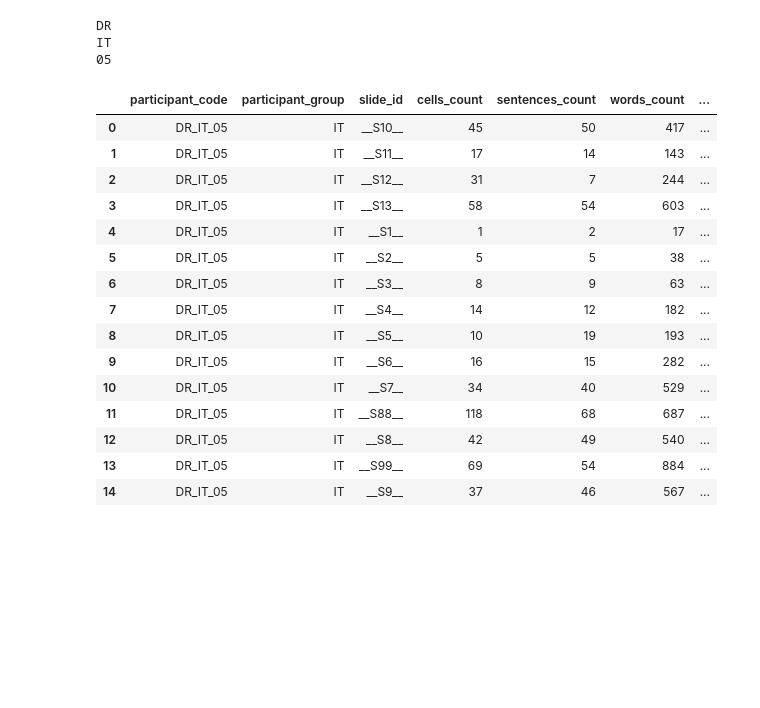
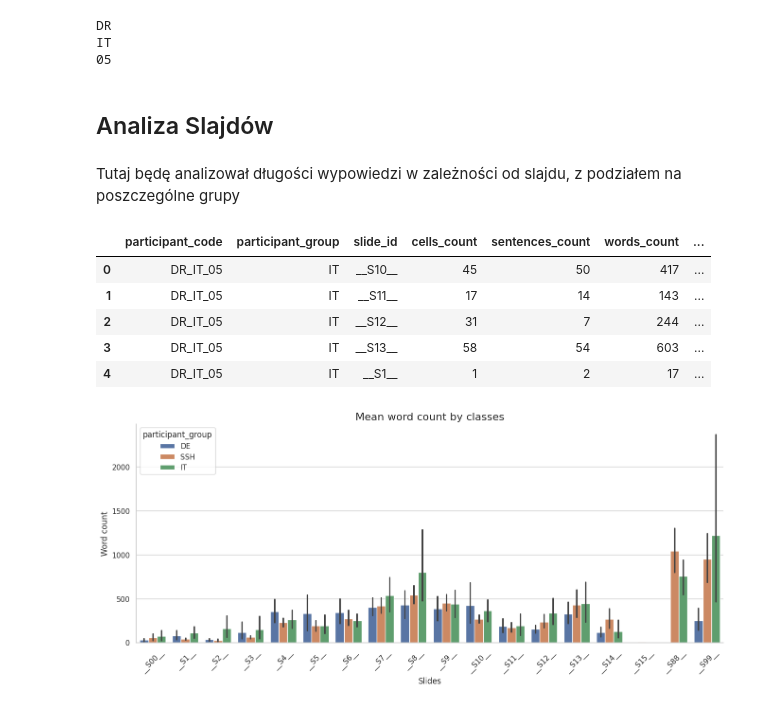
Before and after one commit to LukashWalancik/xaifungi-analysis, a Jupyter notebook: analysis.ipynb, the cells around one changed output. Drawn from its saved outputs; the diff is of its cells as text; code cells hidden in the pictures; blank space fills up the shorter version.

Commit message:
add slide analysis segment

```diff
--- a/analysis.ipynb
+++ b/analysis.ipynb
@@ -244,22 +244,16 @@ print(t1.participant_id)
 DR
 IT
 05
+# %% [markdown]
+## Analiza Slajdów
+# %% [markdown]
+Tutaj będę analizował długości wypowiedzi w zależności od slajdu, z podziałem na poszczególne grupy
 # %%
-t1.analyze_slides()
+t1.analyze_slides().head()
 # %% [output]
 |  | participant_code | participant_group | slide_id | cells_count | sentences_count | words_count | ... |
 | 0 | DR_IT_05 | IT | __S10__ | 45 | 50 | 417 | ... |
 | 1 | DR_IT_05 | IT | __S11__ | 17 | 14 | 143 | ... |
 | 2 | DR_IT_05 | IT | __S12__ | 31 | 7 | 244 | ... |
 | 3 | DR_IT_05 | IT | __S13__ | 58 | 54 | 603 | ... |
 | 4 | DR_IT_05 | IT | __S1__ | 1 | 2 | 17 | ... |
-| 5 | DR_IT_05 | IT | __S2__ | 5 | 5 | 38 | ... |
-| 6 | DR_IT_05 | IT | __S3__ | 8 | 9 | 63 | ... |
-| 7 | DR_IT_05 | IT | __S4__ | 14 | 12 | 182 | ... |
-| 8 | DR_IT_05 | IT | __S5__ | 10 | 19 | 193 | ... |
-| 9 | DR_IT_05 | IT | __S6__ | 16 | 15 | 282 | ... |
-| 10 | DR_IT_05 | IT | __S7__ | 34 | 40 | 529 | ... |
-| 11 | DR_IT_05 | IT | __S88__ | 118 | 68 | 687 | ... |
-| 12 | DR_IT_05 | IT | __S8__ | 42 | 49 | 540 | ... |
-| 13 | DR_IT_05 | IT | __S99__ | 69 | 54 | 884 | ... |
-| 14 | DR_IT_05 | IT | __S9__ | 37 | 46 | 567 | ... |
@@ -265,0 +274,21 @@ t1.analyze_slides()
+# %%
+sns.set_theme(style="whitegrid")
+plt.figure(figsize=(16, 6))
+sns.barplot(
+    data=global_dataframe,
+    x='slide_id',
+    y='words_count',
+    hue='participant_group',
+    order=sorted_slides,
+)
+
+plt.xticks(rotation=45)
+plt.title('Mean word count by classes', fontsize=16)
+plt.xlabel('Slides', fontsize=12)
+plt.ylabel('Word count', fontsize=12)
+
+sns.despine()
+
+plt.show()
+# %% [output]
+[figure, added]
```
Also changed, not shown: parts of 4 cells of this notebook.
